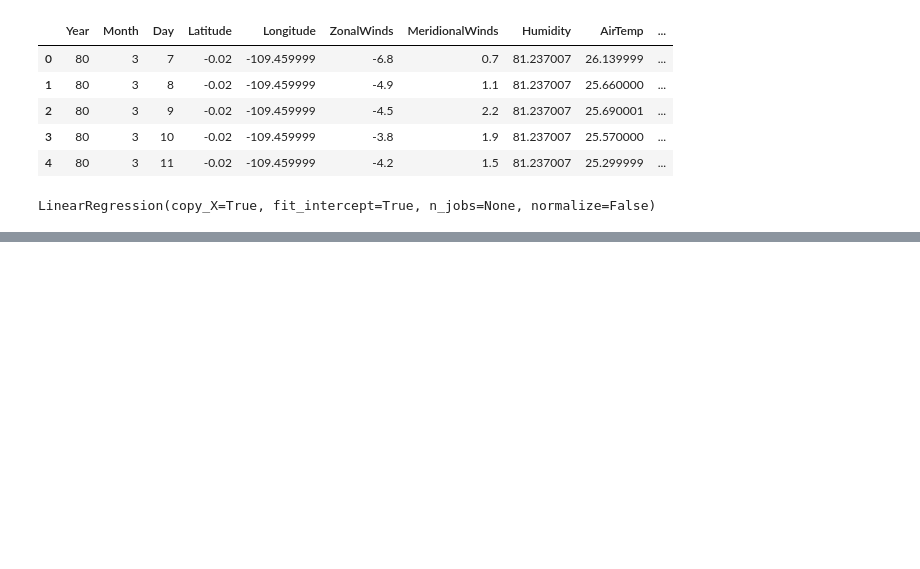
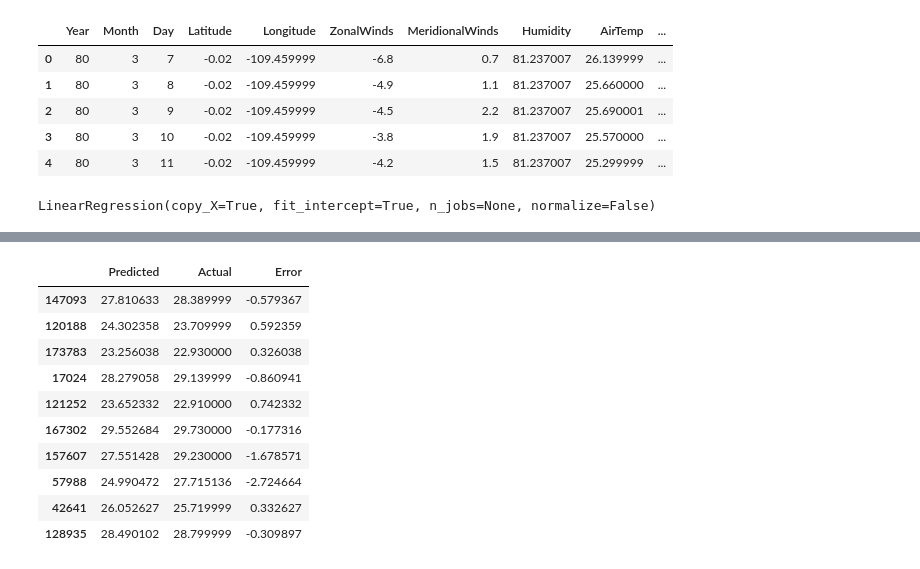
Before and after one commit to vuhpham94/nflx-data-projects-g6, a Jupyter notebook: project2/notebooks/project2_g6_elnino.ipynb, the cells around one changed output, grey strips where cells are left out. Saved outputs shown, nothing was run; the diff lists cells and outputs as text; code cells hidden in the pictures; blank space fills up the shorter version.

```diff
--- a/project2/notebooks/project2_g6_elnino.ipynb
+++ b/project2/notebooks/project2_g6_elnino.ipynb
@@ -307,0 +315,17 @@ model.score(X_test, y_test)
+# %%
+import pandas as pd
+new_df = pd.DataFrame({"Predicted": y_pred, "Actual": y_test, "Error": y_pred - y_test})[["Predicted", "Actual", "Error"]]
+# %%
+new_df.head(10)
+# %% [output]
+|  | Predicted | Actual | Error |
+| 147093 | 27.810633 | 28.389999 | -0.579367 |
+| 120188 | 24.302358 | 23.709999 | 0.592359 |
+| 173783 | 23.256038 | 22.930000 | 0.326038 |
+| 17024 | 28.279058 | 29.139999 | -0.860941 |
+| 121252 | 23.652332 | 22.910000 | 0.742332 |
+| 167302 | 29.552684 | 29.730000 | -0.177316 |
+| 157607 | 27.551428 | 29.230000 | -1.678571 |
+| 57988 | 24.990472 | 27.715136 | -2.724664 |
+| 42641 | 26.052627 | 25.719999 | 0.332627 |
+| 128935 | 28.490102 | 28.799999 | -0.309897 |
```
Also changed, not shown: parts of 5 cells of this notebook.
